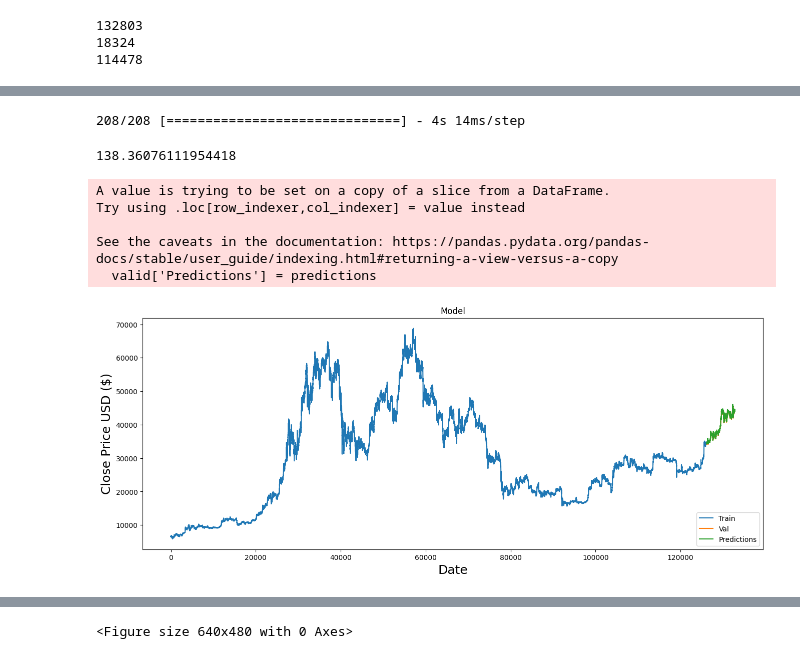
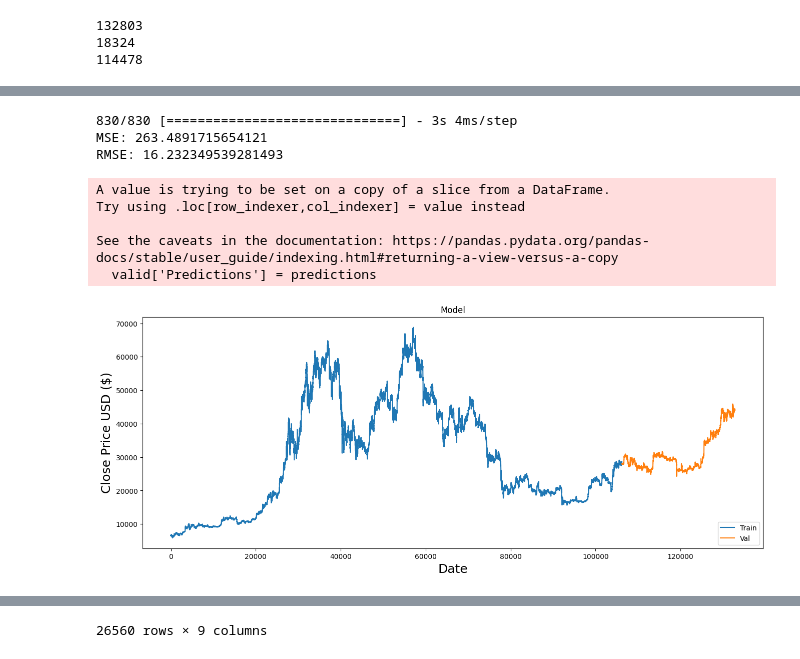
Before and after one commit to bl4drnnr/stock-market-prediction-python-ai, a Jupyter notebook: main.ipynb, the cells around one changed output, grey strips where cells are left out. Cells and saved outputs as stored; diff of their text form; code cells hidden in the pictures.

```diff
--- a/main.ipynb
+++ b/main.ipynb
@@ -139,13 +93,12 @@ x_train = np.reshape(x_train, (x_train.shape[0], x_train.shape[1], 1))
 # %%
 model = Sequential()
-model.add(LSTM(128, return_sequences=True, input_shape= (x_train.shape[1], 1)))
+
+model.add(LSTM(128, return_sequences=True, input_shape=(X_train.shape[1], 1)))
 model.add(LSTM(64, return_sequences=False))
 model.add(Dense(25))
 model.add(Dense(1))
 
-# Compile the model
 model.compile(optimizer='adam', loss='mean_squared_error')
 
-# Train the model
-model.fit(x_train, y_train, batch_size=1, epochs=1)
+model.fit(X_train, y_train, batch_size=1, epochs=1)
 # %% [output]
@@ -153,44 +106,32 @@ model.fit(x_train, y_train, batch_size=1, epochs=1)
 <keras.src.callbacks.History at 0x...>
 # %%
-test_data = scaled_data[training_data_len - 60: , :]
+predictions = model.predict(X_test)
+mse = mean_absolute_error(y_test, predictions)
+rmse = np.sqrt(mean_absolute_error(y_test, predictions))
 
-x_test = []
-y_test = dataset[training_data_len:, :]
-
-for i in range(60, len(test_data)):
-    x_test.append(test_data[i-60:i, 0])
-
-x_test = np.array(x_test)
-
-x_test = np.reshape(x_test, (x_test.shape[0], x_test.shape[1], 1 ))
-
-predictions = model.predict(x_test)
-predictions = scaler.inverse_transform(predictions)
-
-rmse = np.sqrt(np.mean(((predictions - y_test) ** 2)))
-rmse
+print('MSE:', mse)
+print('RMSE:', rmse)
 # %% [output]
-208/208 [==============================] - 4s 14ms/step
+830/830 [==============================] - 3s 4ms/step
+MSE: 263.4891715654121
+RMSE: 16.232349539281493
-138.36076111954418
 # %%
-train = data[:training_data_len]
-valid = data[training_data_len:]
+train = df[:106243]
+valid = df[106243:]
 valid['Predictions'] = predictions
 
-
-
-plt.figure(figsize=(16,6))
+plt.figure(figsize=(16, 6))
 plt.title('Model')
 plt.xlabel('Date', fontsize=18)
 plt.ylabel('Close Price USD ($)', fontsize=18)
 plt.plot(train['close'])
-plt.plot(valid[['close', 'Predictions']])
+plt.plot(valid['close'])
 plt.legend(['Train', 'Val', 'Predictions'], loc='lower right')
 plt.show()
 # %% [output]
 A value is trying to be set on a copy of a slice from a DataFrame.
 Try using .loc[row_indexer,col_indexer] = value instead
 
 See the caveats in the documentation: https://pandas.pydata.org/pandas-docs/stable/user_guide/indexing.html#returning-a-view-versus-a-copy
   valid['Predictions'] = predictions
-[figure, old version]
+[figure, new version]
@@ -197 +150 @@ See the caveats in the documentation: https://pandas.pydata.org/pandas-docs/stab
-<Figure size 640x480 with 0 Axes>
+26560 rows × 9 columns
```
Also changed, not shown: parts of 7 cells of this notebook, 1 other file.
